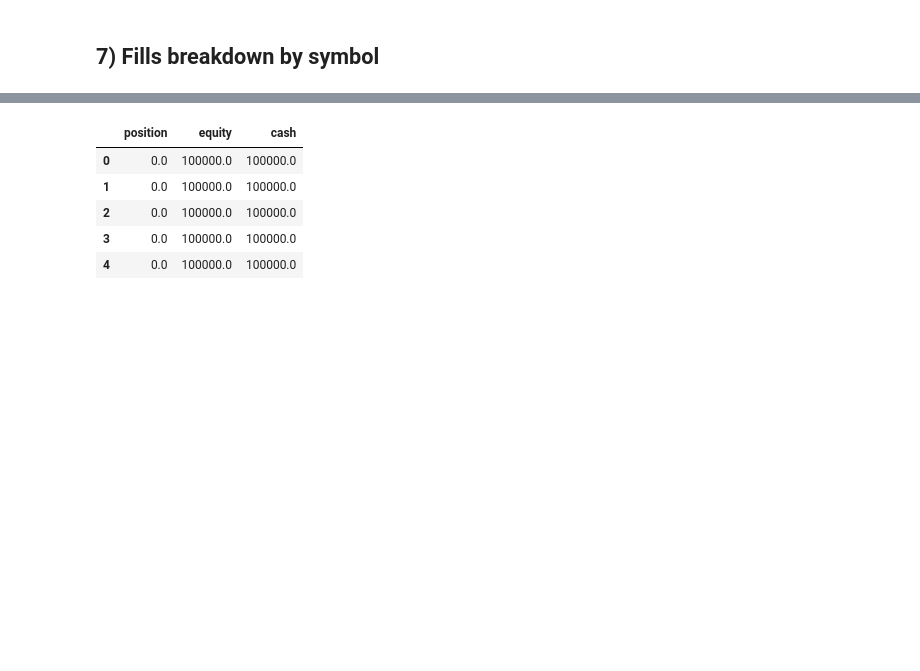
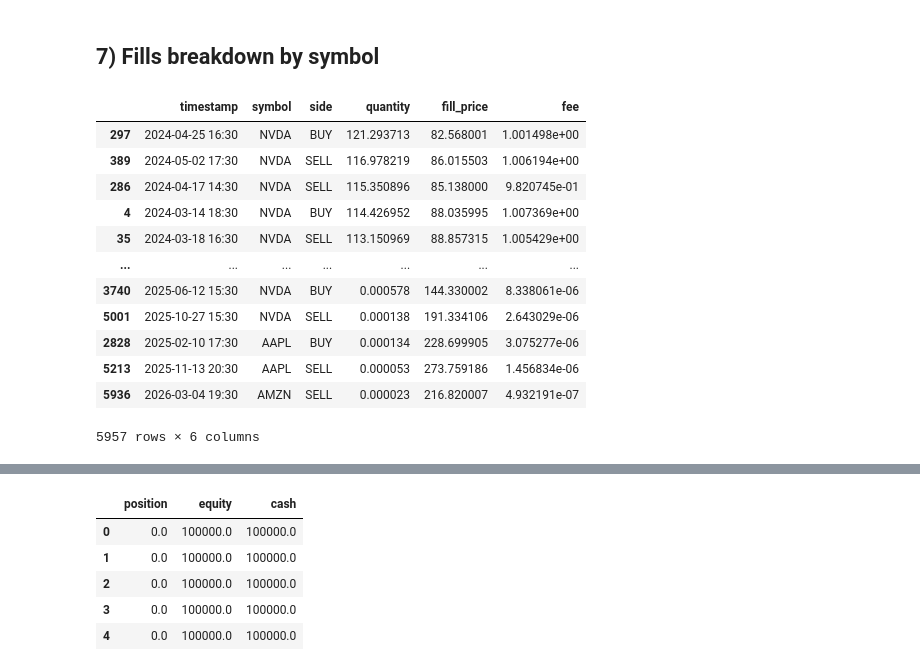
Before and after one commit to ziyadhrd999/backtesting, a Jupyter notebook: notebooks/nouveau 2.ipynb, the cells around one changed output, grey strips where cells are left out. Drawn from its saved outputs; the diff is of its cells as text; code cells hidden in the pictures; blank space fills up the shorter version.

```diff
--- a/notebooks/nouveau 2.ipynb
+++ b/notebooks/nouveau 2.ipynb
@@ -205,5 +263,21 @@ plt.show()
 # %% [markdown]
 ## 7) Fills breakdown by symbol
+# %%
+pd.DataFrame(result.fills).sort_values("quantity", ascending=False)
+# %% [output]
+|  | timestamp | symbol | side | quantity | fill_price | fee |
+| 297 | 2024-04-25 16:30 | NVDA | BUY | 121.293713 | 82.568001 | 1.001498e+00 |
+| 389 | 2024-05-02 17:30 | NVDA | SELL | 116.978219 | 86.015503 | 1.006194e+00 |
+| 286 | 2024-04-17 14:30 | NVDA | SELL | 115.350896 | 85.138000 | 9.820745e-01 |
+| 4 | 2024-03-14 18:30 | NVDA | BUY | 114.426952 | 88.035995 | 1.007369e+00 |
+| 35 | 2024-03-18 16:30 | NVDA | SELL | 113.150969 | 88.857315 | 1.005429e+00 |
+| ... | ... | ... | ... | ... | ... | ... |
+| 3740 | 2025-06-12 15:30 | NVDA | BUY | 0.000578 | 144.330002 | 8.338061e-06 |
+| 5001 | 2025-10-27 15:30 | NVDA | SELL | 0.000138 | 191.334106 | 2.643029e-06 |
+| 2828 | 2025-02-10 17:30 | AAPL | BUY | 0.000134 | 228.699905 | 3.075277e-06 |
+| 5213 | 2025-11-13 20:30 | AAPL | SELL | 0.000053 | 273.759186 | 1.456834e-06 |
+| 5936 | 2026-03-04 19:30 | AMZN | SELL | 0.000023 | 216.820007 | 4.932191e-07 |
+5957 rows × 6 columns
 # %%
 fills_df = pd.DataFrame([
     {
```
Also changed, not shown: parts of 12 cells of this notebook.
